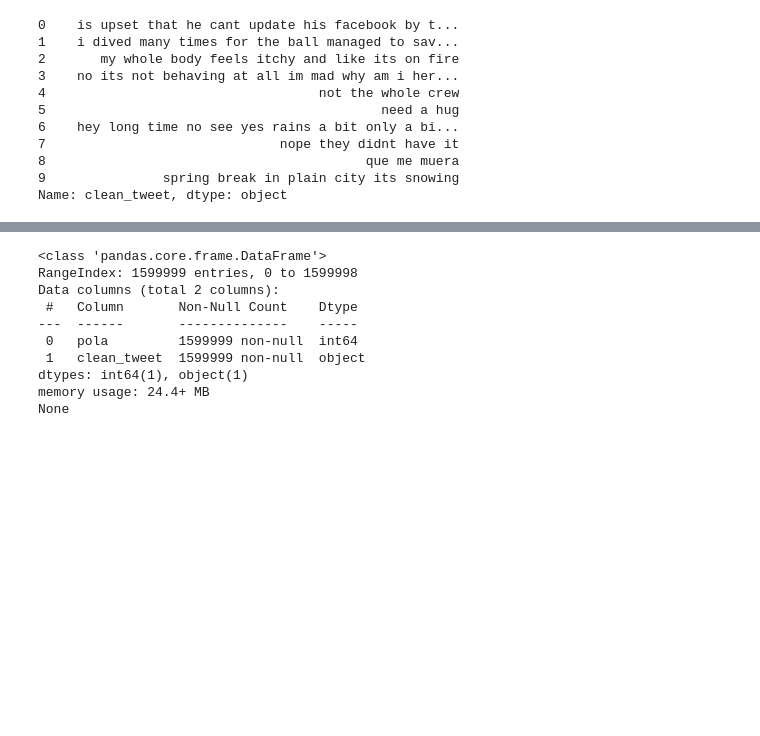
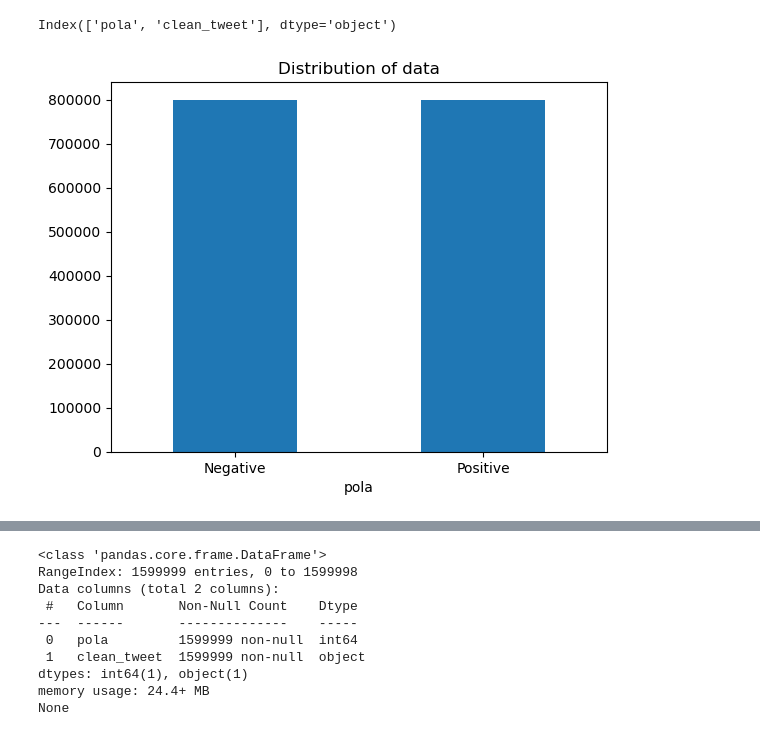
Before and after one commit to gjentig4/big_data, a Jupyter notebook: preprocessing_tweets.ipynb, the cells around one changed output, grey strips where cells are left out. Drawn from its saved outputs; the diff is of its cells as text; code cells hidden in the pictures; blank space fills up the shorter version.

```diff
--- a/preprocessing_tweets.ipynb
+++ b/preprocessing_tweets.ipynb
@@ -3,7 +3,7 @@ import pandas as pd
 import nltk
 import re
 #Try also with encoding='ISO-8859-1'
-df = pd.read_csv("training.1600000.processed.noemoticon.csv", encoding='latin')
+df = pd.read_csv("training.1600000.processed.noemoticon.csv", header=None ,encoding='latin')
 # %%
 df.columns = ['pola', 'id', 'date', 'query', 'user', 'text']
 # %%
@@ -58,17 +68,21 @@ Name: clean_tweet, dtype: object
+# %%
+print(df.columns)
+# %% [output]
+Index(['pola', 'clean_tweet'], dtype='object')
 # %%
-df['clean_tweet'] = df['clean_tweet'].apply(lambda x: re.sub(r'\s+', ' ', x))
+# Plotting the distribution for dataset.
+ax = df.groupby('pola').count().plot(kind='bar', title='Distribution of data',
+                                               legend=False)
+ax.set_xticklabels(['Negative','Positive'], rotation=0)
+
+# Storing data in lists.
+text, sentiment = list(df['clean_tweet']), list(df['pola'])
+# %% [output]
+[figure, added]
 # %%
-print(df['clean_tweet'].head(10))
+neg_tweets = processedtext[:800000]
+plt.figure(figsize = (20,20))
+wc = WordCloud(max_words = 1000 , width = 1600 , height = 800,
+               collocations=False).generate(" ".join(data_neg))
+plt.imshow(wc)
-# %% [output]
-0    is upset that he cant update his facebook by t...
-1    i dived many times for the ball managed to sav...
-2       my whole body feels itchy and like its on fire
-3    no its not behaving at all im mad why am i her...
-4                                   not the whole crew
-5                                           need a hug
-6    hey long time no see yes rains a bit only a bi...
-7                              nope they didnt have it
-8                                         que me muera
-9               spring break in plain city its snowing
-Name: clean_tweet, dtype: object
 # %%
```
Also changed, not shown: parts of 16 cells of this notebook.
